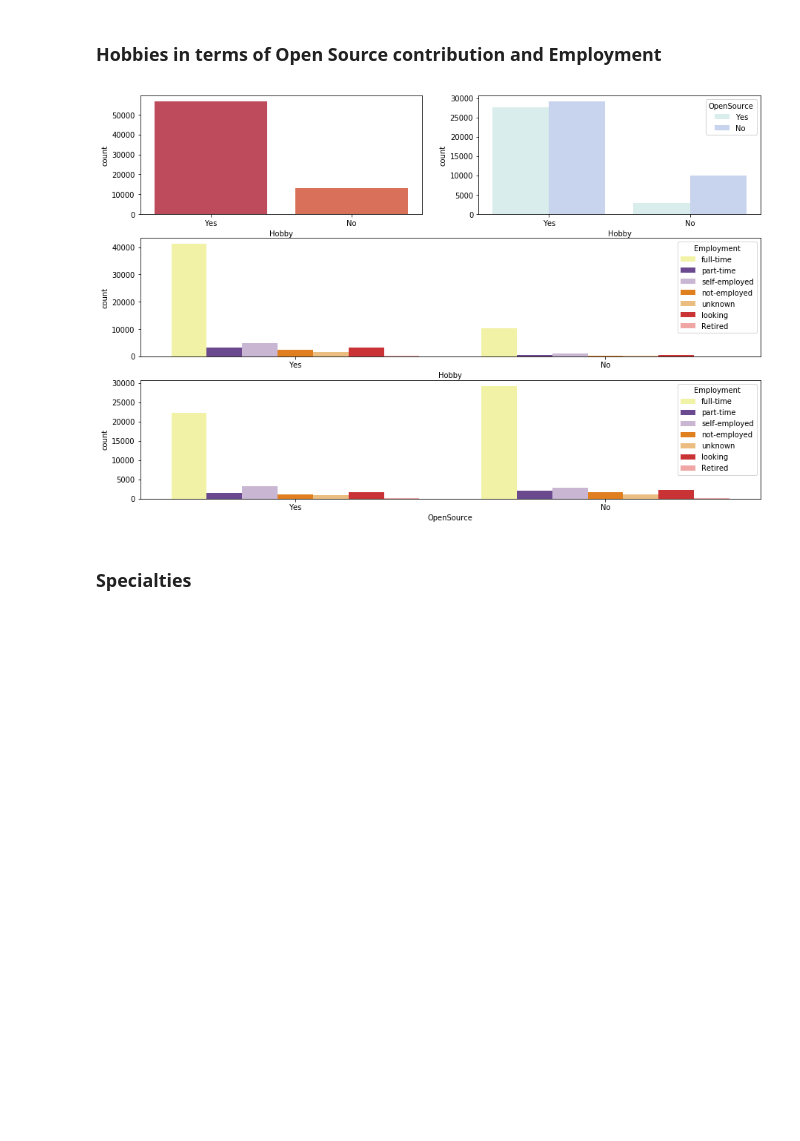
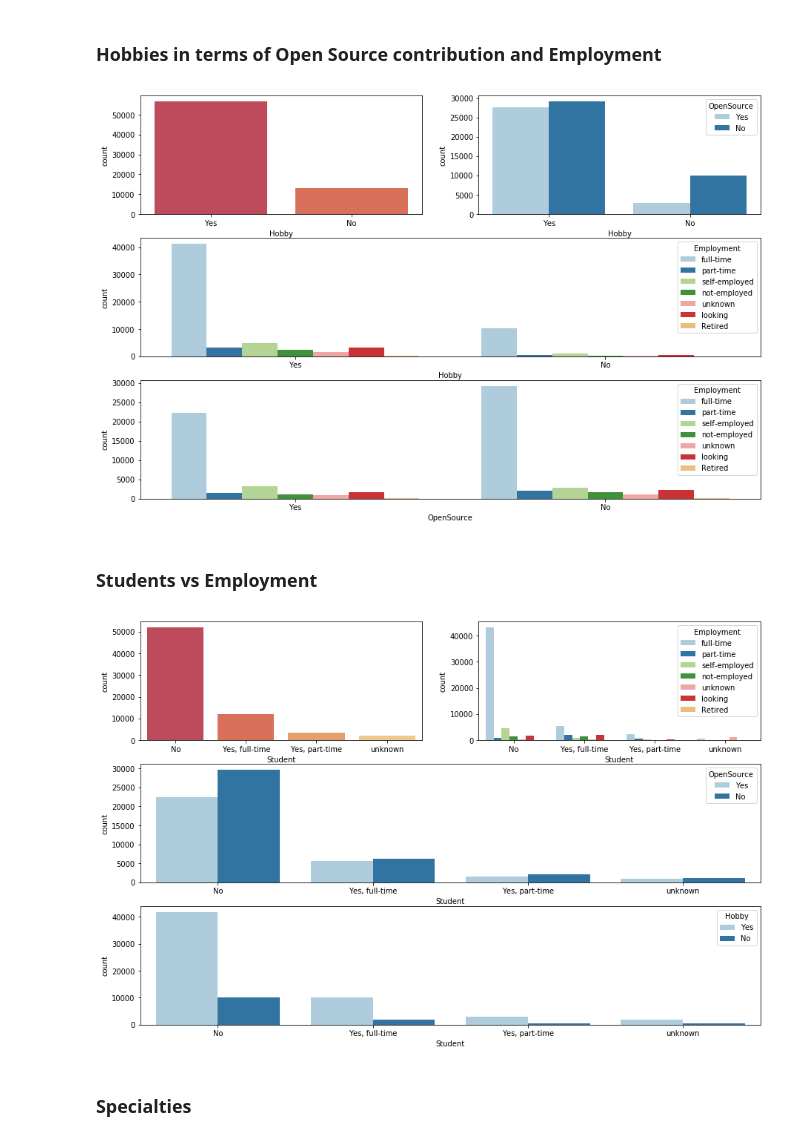
Before and after one commit to sghaida/sof_analysis, a Jupyter notebook: notebooks/analysis.ipynb, the cells around one changed output. Drawn from its saved outputs; the diff is of its cells as text; code cells hidden in the pictures; blank space fills up the shorter version.

```diff
--- a/notebooks/analysis.ipynb
+++ b/notebooks/analysis.ipynb
@@ -156,20 +195,44 @@ ax1 = fig.add_subplot(gs[0, 0]) # row 0, col 0
 sns.factorplot("Hobby",data=countries_data_df,kind="count",ax=ax1,palette=sns.color_palette("Spectral", 10))
 
 ax2 = fig.add_subplot(gs[0, 1]) # row 0, col 1
-sns.factorplot("Hobby",data=countries_data_df, kind="count",ax=ax2,hue="OpenSource",palette=sns.color_palette("cubehelix_r", 10))
+sns.factorplot("Hobby",data=countries_data_df, kind="count",ax=ax2,hue="OpenSource",palette=sns.color_palette("Paired", 10))
 
 ax3 = fig.add_subplot(gs[1, :]) # row 1, span all columns
-sns.factorplot("Hobby",data=countries_data_df,kind="count",ax=ax3,hue="Employment",palette=sns.color_palette("Paired_r", 10))
+sns.factorplot("Hobby",data=countries_data_df,kind="count",ax=ax3,hue="Employment",palette=sns.color_palette("Paired", 10))
 
 ax4 = fig.add_subplot(gs[2, :]) # row 2, span all columns
-sns.factorplot("OpenSource",data=countries_data_df,kind="count",ax=ax4,hue="Employment",palette=sns.color_palette("Paired_r", 10))
+sns.factorplot("OpenSource",data=countries_data_df,kind="count",ax=ax4,hue="Employment",palette=sns.color_palette("Paired", 10))
 
 plt.close(2)
 plt.close(3)
 plt.close(4)
 plt.close(5)
 # %% [output]
-[figure, old version]
+[figure, new version]
+# %% [markdown]
+### Students vs Employment
+# %%
+gs = gridspec.GridSpec(3, 2)
+
+fig = plt.figure(figsize=(15,10))
+ax1 = fig.add_subplot(gs[0, 0]) # row 0, col 0
+sns.factorplot("Student",data=countries_data_df,kind="count",ax=ax1,palette=sns.color_palette("Spectral", 10))
+
+ax2 = fig.add_subplot(gs[0, 1]) # row 0, col 1
+sns.factorplot("Student",data=countries_data_df, kind="count",ax=ax2,hue="Employment",palette=sns.color_palette("Paired", 10))
+
+ax3 = fig.add_subplot(gs[1, :]) # row 1, span all columns
+sns.factorplot("Student",data=countries_data_df,kind="count",ax=ax3,hue="OpenSource",palette=sns.color_palette("Paired", 10))
+
+ax4 = fig.add_subplot(gs[2, :]) # row 2, span all columns
+sns.factorplot("Student",data=countries_data_df,kind="count",ax=ax4,hue="Hobby",palette=sns.color_palette("Paired", 10))
+
+plt.close(2)
+plt.close(3)
+plt.close(4)
+plt.close(5)
+# %% [output]
+[figure, added]
 # %% [markdown]
 ### Specialties
 # %%
```
Also changed, not shown: parts of 15 cells of this notebook.
